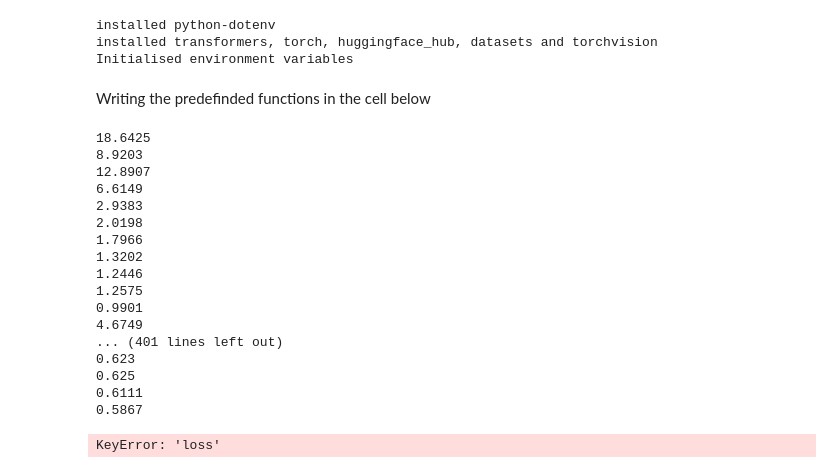
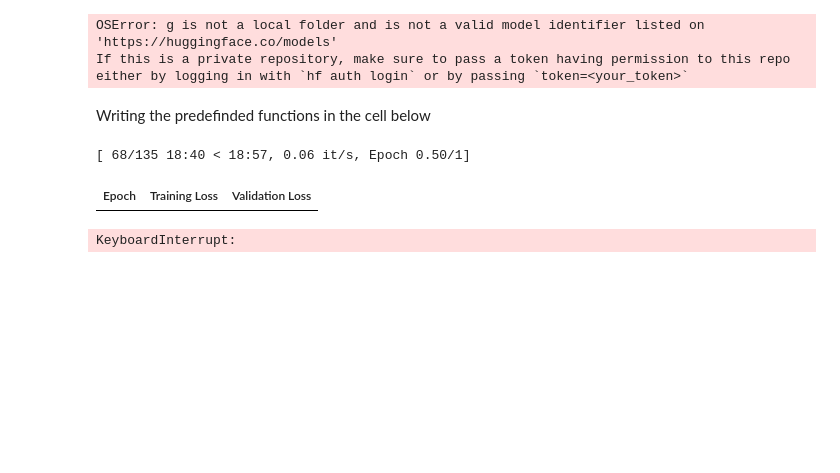
Before and after one commit to Allan0820/llm_reasoning_notebook_experiments, a Jupyter notebook: fol.ipynb, the cells around one changed output. Cells and saved outputs as stored; diff of their text form; code cells hidden in the pictures; blank space fills up the shorter version.

```diff
--- a/fol.ipynb
+++ b/fol.ipynb
@@ -1,23 +1,27 @@
 # %%
 # pre-requisites
 
-! pip install python-dotenv > /dev/null
-print("installed python-dotenv")
-! pip install transformers torch huggingface_hub torchvision datasets> /dev/null
-print("installed transformers, torch, huggingface_hub, datasets and torchvision")
+# ! pip install python-dotenv > /dev/null
+# print("Installed python-dotenv")
+# ! pip install transformers torch huggingface_hub torchvision datasets > /dev/null
+# print("Installed transformers, torch, huggingface_hub, datasets and torchvision")
+# ! pip install accelerate > /dev/null
+# print("Installed accelerate")
 
 # Imports
 import pandas as pd
+import torch
 import os
 from dotenv import load_dotenv
 from transformers import AutoTokenizer, AutoModelForCausalLM, Trainer, TrainingArguments
 from datasets import load_dataset
 from huggingface_hub import login
+import training_script
 
 #ENV Variables
 TOKEN = os.getenv("TOKEN")
 TOKENIZERS_PARALLELISM = os.getenv("TOKENIZERS_PARALLELISM")
-DATASET_PATH = 'fol_dataset.csv'
+DATASET_PATH = 'fol_sympy_nl_16k.csv'
 TEST_SIZE = 0.2
 SEED = 42
 
@@ -28,15 +32,14 @@ login(token = TOKEN)
 
 print("Initialised environment variables")
 # %% [output]
-installed python-dotenv
-installed transformers, torch, huggingface_hub, datasets and torchvision
-Initialised environment variables
+OSError: g is not a local folder and is not a valid model identifier listed on 'https://huggingface.co/models'
+If this is a private repository, make sure to pass a token having permission to this repo either by logging in with `hf auth login` or by passing `token=<your_token>`
 # %% [markdown]
 Writing the predefinded functions in the cell below
 # %%
 def preprocess(batch):
      inputs = tokenizer(
-         batch['expression'],
+         batch['natural_language'],
          max_length=128,
          truncation=True,
          padding = 'max_length',
@@ -44,7 +47,7 @@ def preprocess(batch):
      )
 
      labels = tokenizer(
-         batch['english_description'],
+         batch['sympy'],
          max_length =128,
          truncation = True,
          padding = 'max_length'
@@ -62,35 +65,52 @@ for model in MODEL_LIST:
     dataset = load_dataset('csv', data_files = DATASET_PATH )['train']
     split_dataset = dataset.train_test_split(test_size = TEST_SIZE, seed = SEED)
 
     train_set = split_dataset['train']
     test_set = split_dataset['test']
 
     train_tokenized = train_set.map(preprocess, batched=True)
     test_tokenized = test_set.map(preprocess, batched=True)
 
     training_args = TrainingArguments(
 
             output_dir = "./results",
             per_device_train_batch_size = 12,
             per_device_eval_batch_size = 12,
+            eval_strategy = 'epoch',
+            save_strategy = 'epoch',
+            do_eval = True,
             logging_steps = 2,
             eval_steps = 2,
-            num_train_epochs = 5,
+            num_train_epochs = 1,
             learning_rate = 2e-5,
 
     )
 
     trainer = Trainer(
 
             model = model,
             args = training_args,
             train_dataset = train_tokenized,
             eval_dataset = test_tokenized,
 
     )
 
     trainer.train()
-    model.save_pretrained("/usr3/allanp/llm_reasoning_notebook_experiments/model_ckpts", from_pt=True)
+
+    # Post training
+
+    # model.save_pretrained("/usr3/allanp/llm_reasoning_notebook_experiments/model_ckpts", from_pt=True)
+
+    # Model evaluation
+
+    # Clear data usage
+    del model, tokenizer
+    torch.cuda.synchronize()  # Soft stop the GPU and ensure all processes finish
+    torch.cuda.empty_cache()  # Clear GPU RAM before starting the next execution
+# %% [output]
+[ 68/135 18:40 < 18:57, 0.06 it/s, Epoch 0.50/1]
+| Epoch | Training Loss | Validation Loss |
+KeyboardInterrupt:
 # %%
 
 # df=pd.read_csv("fol_dataset_reversed.csv")
@@ -101,24 +121,3 @@ for model in MODEL_LIST:
 import json
 
 logs = trainer.state.log_history
-for i in logs:
-  print(i["loss"])
-# %% [output]
-18.6425
-8.9203
-12.8907
-6.6149
-2.9383
-2.0198
-1.7966
-1.3202
-1.2446
-1.2575
-0.9901
-4.6749
-... (401 lines left out)
-0.623
-0.625
-0.6111
-0.5867
-KeyError: 'loss'
```
Also changed, not shown: 4 other files.
